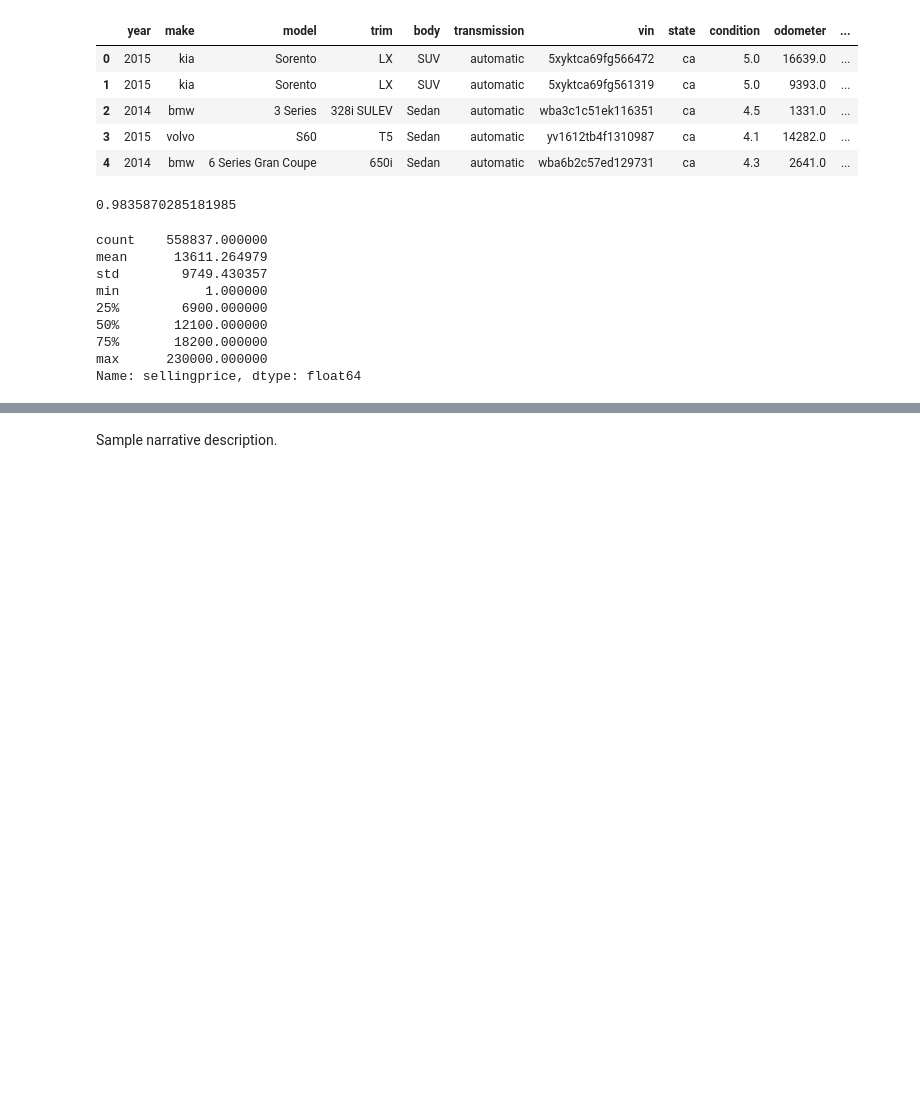
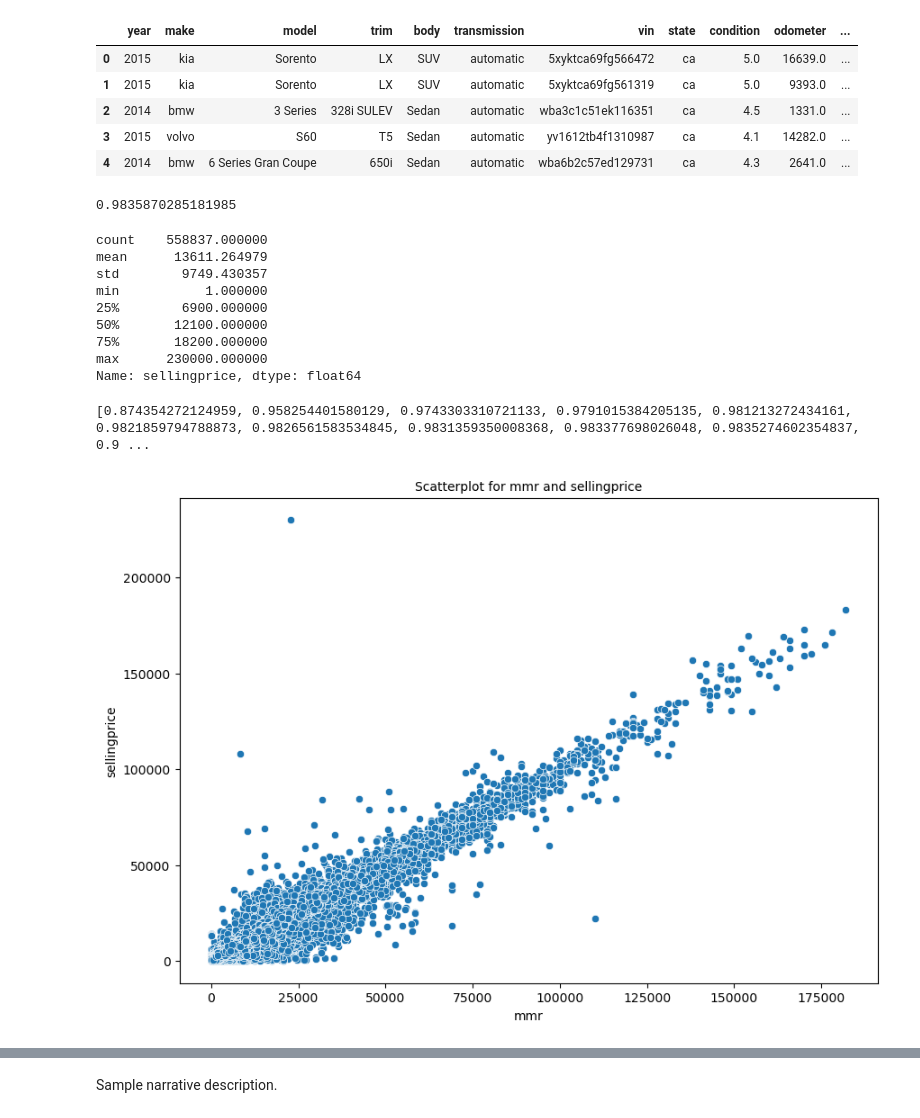
Before and after one commit to SiddhiRohith29/data602, a Jupyter notebook: Week-02/car-priceshw2.ipynb, the cells around one changed output, grey strips where cells are left out. Saved outputs shown, nothing was run; the diff lists cells and outputs as text; code cells hidden in the pictures; blank space fills up the shorter version.

```diff
--- a/Week-02/car-priceshw2.ipynb
+++ b/Week-02/car-priceshw2.ipynb
@@ -274,3 +274,29 @@ min           1.000000
 75%       18200.000000
 max      230000.000000
 Name: sellingprice, dtype: float64
+# %%
+bins = [i for i in range(10000,240000,10000)]
+corr1 = []
+l = len(bins)
+i = 0
+while(l > 0):
+    df_range = df[df['sellingprice'].le(i)]
+    df_range = df[df['sellingprice'] <= bins[i]]
+    corr = df_range['mmr'].corr(df_range['sellingprice'])
+    corr1.append(corr)
+    l = l - 1
+    i = i + 1
+print(corr1)
+# %% [output]
+[0.874354272124959, 0.958254401580129, 0.9743303310721133, 0.9791015384205135, 0.981213272434161, 0.9821859794788873, 0.9826561583534845, 0.9831359350008368, 0.983377698026048, 0.9835274602354837, 0.9 ...
+# %%
+import seaborn as sns
+import matplotlib.pyplot as plt
+plt.figure(figsize=(10, 7))
+sns.scatterplot(data=df, x=df['mmr'], y=df['sellingprice'])
+plt.xlabel('mmr', fontsize= 10)
+plt.ylabel('sellingprice', fontsize= 10)
+plt.title('Scatterplot for mmr and sellingprice', fontsize= 10)
+plt.show()
+# %% [output]
+[figure, added]
```
Also changed, not shown: parts of 9 cells of this notebook.
